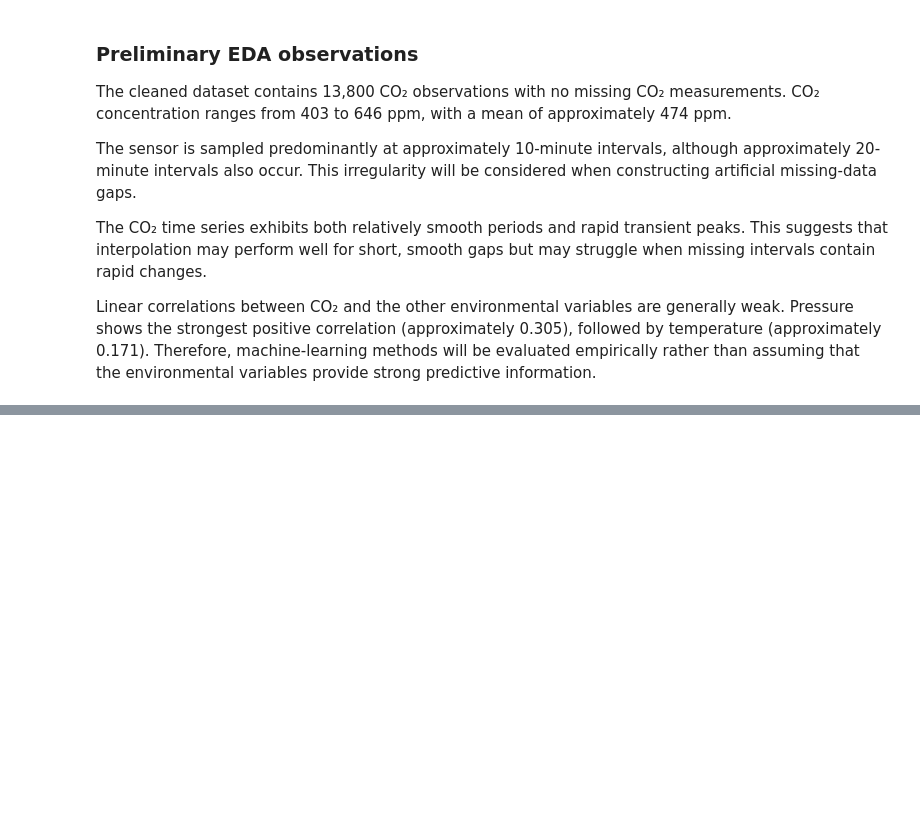
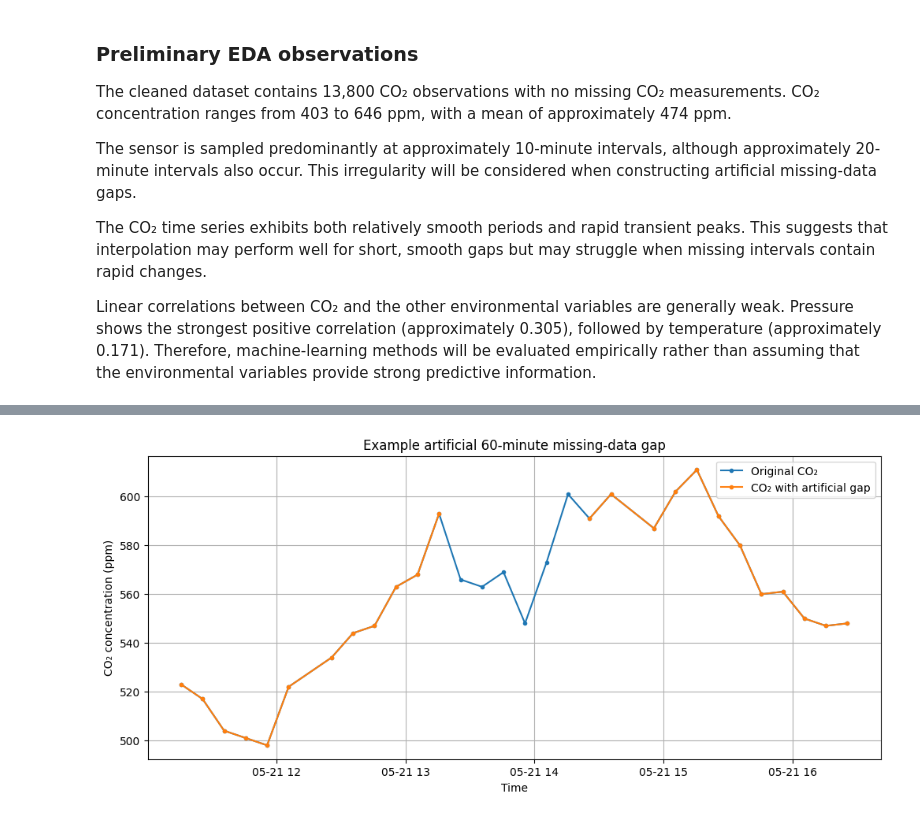
Before and after one commit to erica-teoh/MMA3001-CO2-Reconstruction, a Jupyter notebook: MMA3001_CO2_Reconstruction.ipynb, the cells around one changed output, grey strips where cells are left out. Cells and saved outputs as stored; diff of their text form; code cells hidden in the pictures; blank space fills up the shorter version.

Commit message:
Stage 3: create reproducible missing data validation experiments

```diff
--- a/MMA3001_CO2_Reconstruction.ipynb
+++ b/MMA3001_CO2_Reconstruction.ipynb
@@ -379,0 +414,20 @@ Linear correlations between CO₂ and the other environmental variables are gene
+# %%
+evaluation_df["interval_minutes"] = (
+    evaluation_df["timestamp"]
+    .diff()
+    .dt.total_seconds()
+    / 60
+)
+
+# Treat intervals from 9 to 11 minutes as nominal 10-minute sampling
+evaluation_df["regular_interval"] = (
+    evaluation_df["interval_minutes"]
+    .between(9, 11)
+)
+
+print(evaluation_df["regular_interval"].value_counts())
+
+print(
+    "\nPercentage of evaluation intervals approximately 10 minutes:",
+    100 * evaluation_df["regular_interval"].mean()
+)
@@ -379,0 +540,52 @@ Linear correlations between CO₂ and the other environmental variables are gene
+# %%
+example_trial = gap_trials[
+    gap_trials["gap_minutes"] == 60
+].iloc[0]
+
+start = int(example_trial["start_position"])
+end = int(example_trial["end_position"])
+
+example_df = evaluation_df.copy()
+
+# Save the true values
+true_values = example_df.loc[
+    start:end,
+    "Carbon dioxide"
+].copy()
+
+# Artificially remove them
+example_df.loc[
+    start:end,
+    "Carbon dioxide"
+] = np.nan
+
+
+plot_start = max(0, start - 12)
+plot_end = min(len(example_df) - 1, end + 12)
+
+plt.figure(figsize=(12, 5))
+
+plt.plot(
+    evaluation_df.loc[plot_start:plot_end, "timestamp"],
+    evaluation_df.loc[plot_start:plot_end, "Carbon dioxide"],
+    label="Original CO₂",
+    marker="."
+)
+
+plt.plot(
+    example_df.loc[plot_start:plot_end, "timestamp"],
+    example_df.loc[plot_start:plot_end, "Carbon dioxide"],
+    label="CO₂ with artificial gap",
+    marker="."
+)
+
+plt.xlabel("Time")
+plt.ylabel("CO₂ concentration (ppm)")
+plt.title("Example artificial 60-minute missing-data gap")
+
+plt.legend()
+plt.grid(True)
+
+plt.show()
+# %% [output]
+[figure, added]
```
Also changed, not shown: parts of 4 cells of this notebook.
